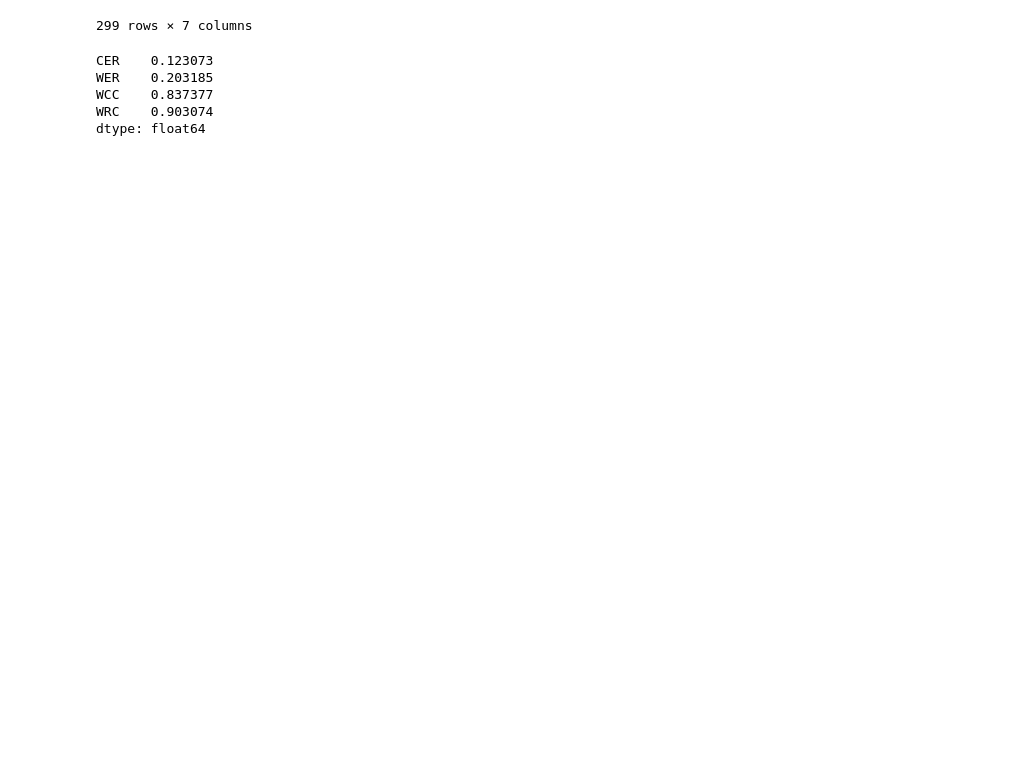
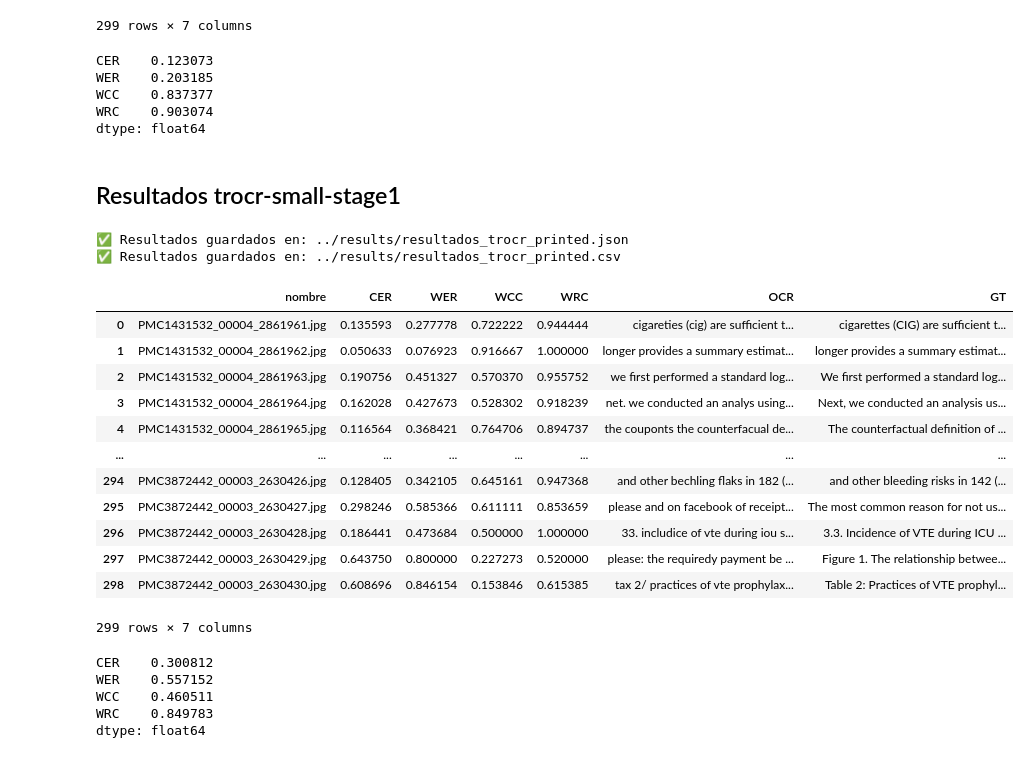
Before and after one commit to Mauro-Aguirregaray/DigitalizacionLibrosCientificos, a Jupyter notebook: notebooks/OCR_text_TrOCR.ipynb, the cells around one changed output. Cells and saved outputs as stored; diff of their text form; code cells hidden in the pictures; blank space fills up the shorter version.

Commit message:
feat(notebook): TrOCR add other models stats

```diff
--- a/notebooks/OCR_text_TrOCR.ipynb
+++ b/notebooks/OCR_text_TrOCR.ipynb
@@ -506,3 +403,5 @@ WER    0.203185
 WCC    0.837377
 WRC    0.903074
 dtype: float64
+# %% [markdown]
+## Resultados trocr-small-stage1
@@ -508,0 +414,35 @@ dtype: float64
+# %%
+guardar_resultados_en_json(resultados, "../results/resultados_trocr_printed.json")
+guardar_resultados_en_csv(resultados, "../results/resultados_trocr_printed.csv")
+# %% [output]
+✅ Resultados guardados en: ../results/resultados_trocr_printed.json
+✅ Resultados guardados en: ../results/resultados_trocr_printed.csv
+# %%
+import pandas as pd
+
+df = pd.read_csv("../results/resultados_trocr_printed.csv")
+
+df
+# %% [output]
+|  | nombre | CER | WER | WCC | WRC | OCR | GT |
+| 0 | PMC1431532_00004_2861961.jpg | 0.135593 | 0.277778 | 0.722222 | 0.944444 | cigareties (cig) are sufficient t... | cigarettes (CIG) are sufficient t... |
+| 1 | PMC1431532_00004_2861962.jpg | 0.050633 | 0.076923 | 0.916667 | 1.000000 | longer provides a summary estimat... | longer provides a summary estimat... |
+| 2 | PMC1431532_00004_2861963.jpg | 0.190756 | 0.451327 | 0.570370 | 0.955752 | we first performed a standard log... | We first performed a standard log... |
+| 3 | PMC1431532_00004_2861964.jpg | 0.162028 | 0.427673 | 0.528302 | 0.918239 | net. we conducted an analys using... | Next, we conducted an analysis us... |
+| 4 | PMC1431532_00004_2861965.jpg | 0.116564 | 0.368421 | 0.764706 | 0.894737 | the couponts the counterfacual de... | The counterfactual definition of ... |
+| ... | ... | ... | ... | ... | ... | ... | ... |
+| 294 | PMC3872442_00003_2630426.jpg | 0.128405 | 0.342105 | 0.645161 | 0.947368 | and other bechling flaks in 182 (... | and other bleeding risks in 142 (... |
+| 295 | PMC3872442_00003_2630427.jpg | 0.298246 | 0.585366 | 0.611111 | 0.853659 | please and on facebook of receipt... | The most common reason for not us... |
+| 296 | PMC3872442_00003_2630428.jpg | 0.186441 | 0.473684 | 0.500000 | 1.000000 | 33. includice of vte during iou s... | 3.3. Incidence of VTE during ICU ... |
+| 297 | PMC3872442_00003_2630429.jpg | 0.643750 | 0.800000 | 0.227273 | 0.520000 | please: the requiredy payment be ... | Figure 1. The relationship betwee... |
+| 298 | PMC3872442_00003_2630430.jpg | 0.608696 | 0.846154 | 0.153846 | 0.615385 | tax 2/ practices of vte prophylax... | Table 2: Practices of VTE prophyl... |
+299 rows × 7 columns
+# %%
+promedios = df.mean(numeric_only=True)
+print(promedios)
+# %% [output]
+CER    0.300812
+WER    0.557152
+WCC    0.460511
+WRC    0.849783
+dtype: float64
```
Also changed, not shown: parts of 10 cells of this notebook.
